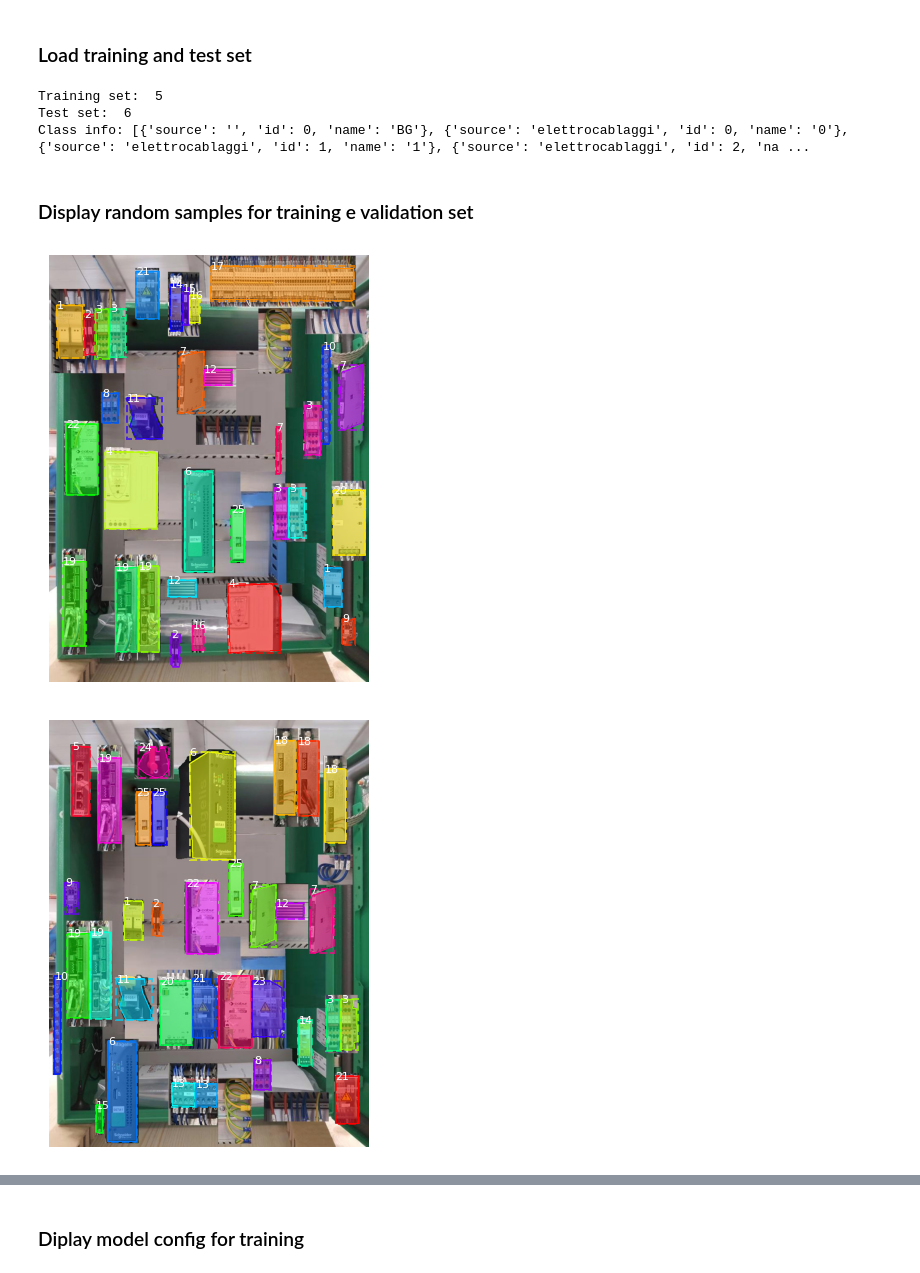
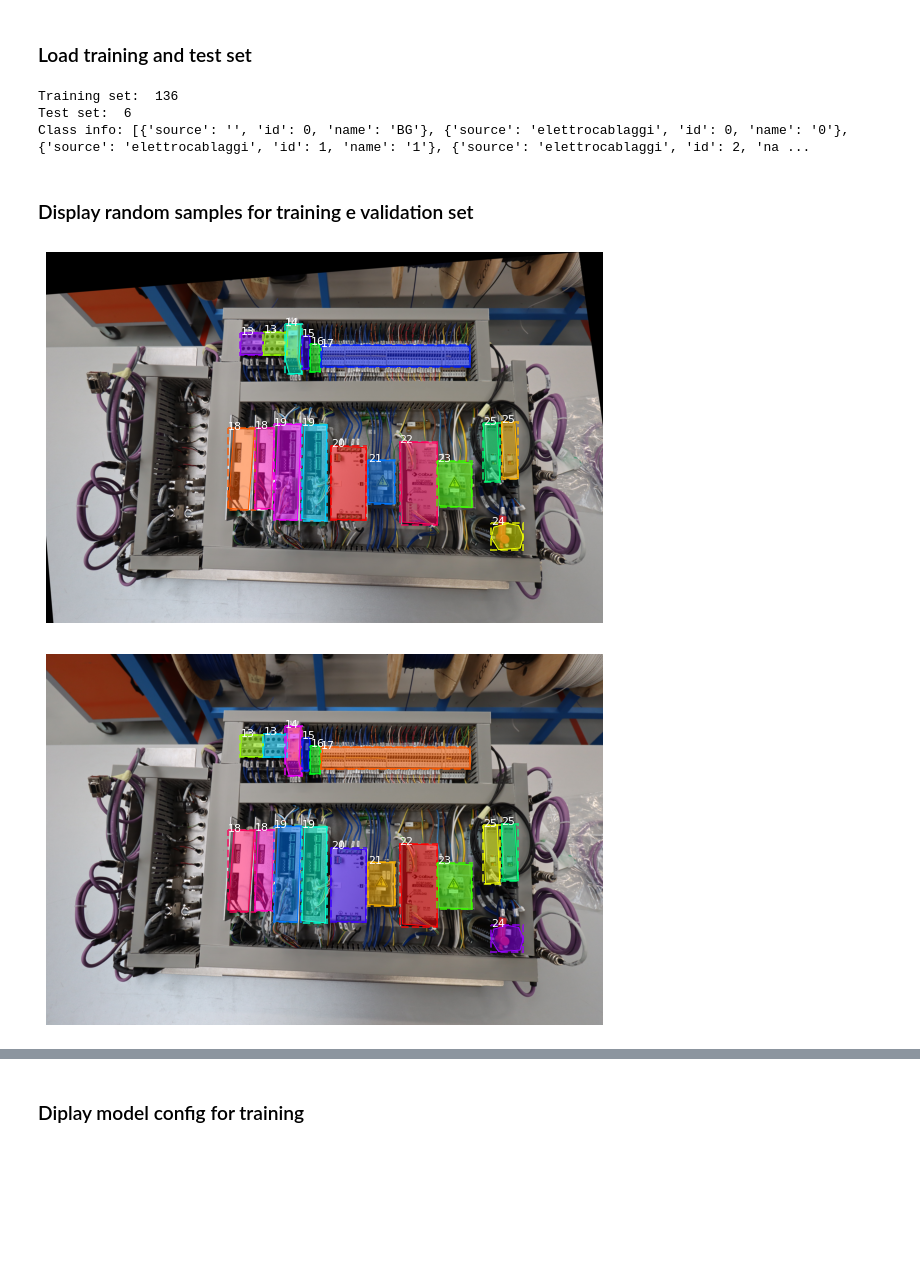
Before and after one commit to aleqrt/mask-rcnn-api, a Jupyter notebook: samples/elettrocablaggi/elettrocablaggi.ipynb, the cells around one changed output, grey strips where cells are left out. Drawn from its saved outputs; the diff is of its cells as text; code cells hidden in the pictures; blank space fills up the shorter version.

Commit message:
fix per nuove folder divisione dataset e aggiunta logger csv del modello

```diff
--- a/samples/elettrocablaggi/elettrocablaggi.ipynb
+++ b/samples/elettrocablaggi/elettrocablaggi.ipynb
@@ -18,8 +18,8 @@ Using TensorFlow backend.
 ### Dataset location info
 # %%
 info = {'train': {'label_file_path':"../../dataset/elettrocablaggi_20200921/train/annots/labels.txt",
-                   'annotation_dir': "../../dataset/elettrocablaggi_20200921/train/annots/",
-                   'images_dir': "../../dataset/elettrocablaggi_20200921/train/images/"},
+                   'annotation_dir': "../../dataset/elettrocablaggi_20200921/train/warp_annots/",
+                   'images_dir': "../../dataset/elettrocablaggi_20200921/train/warp_data/"},
          'test':{'label_file_path':"../../dataset/elettrocablaggi_20200921/test/annots/labels.txt",
                    'annotation_dir': "../../dataset/elettrocablaggi_20200921/test/annots/",
                    'images_dir': "../../dataset/elettrocablaggi_20200921/test/images/"},
@@ -45,20 +45,20 @@ print("Training set: ", len(train_image_info))
 print("Test set: ", len(val_image_info))
 print("Class info:", class_info)
 # %% [output]
-Training set:  5
+Training set:  136
 Test set:  6
 Class info: [{'source': '', 'id': 0, 'name': 'BG'}, {'source': 'elettrocablaggi', 'id': 0, 'name': '0'}, {'source': 'elettrocablaggi', 'id': 1, 'name': '1'}, {'source': 'elettrocablaggi', 'id': 2, 'na ...
 # %% [markdown]
 ### Display random samples for training e validation set
 # %%
 # Load and display random samples
-image_ids = np.random.choice(dataset_train.image_ids, 5)
+image_ids = np.random.choice(dataset_train.image_ids, 4)
 # image_ids = [i for i in range(1)]
 for image_id in image_ids:
     image = dataset_train.load_image(image_id)
     mask, class_ids = dataset_train.load_mask(image_id)
     visualize.display_instances(image, utils.extract_bboxes(mask), mask, class_ids,
-                            dataset_train.class_names, figsize=(8, 8))
+                            dataset_train.class_names, figsize=(10, 10))
 # %% [output]
-[figure, old version]
+[figure, new version]
-[figure, old version]
+[figure, new version]
```
Also changed, not shown: parts of 2 cells of this notebook, 13 other files.
